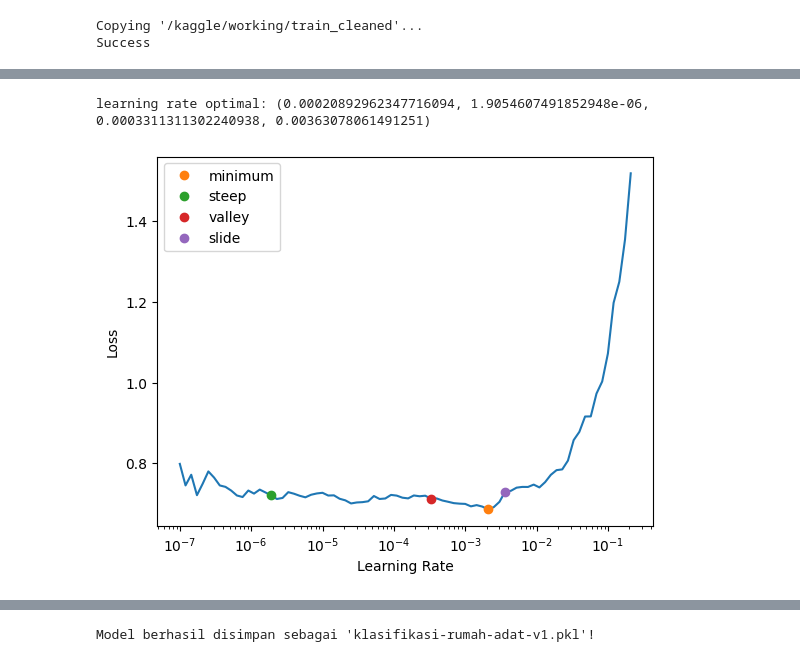
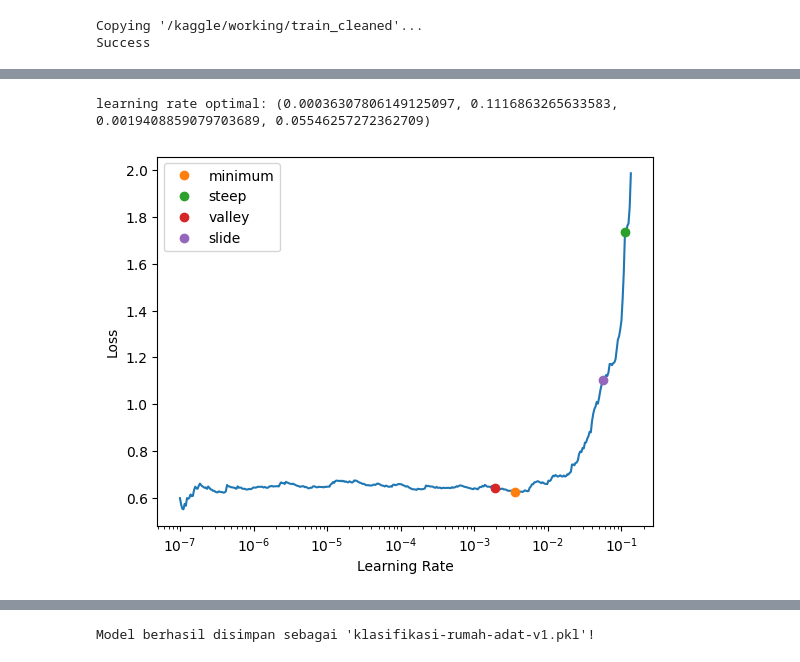
Before and after one commit to rafli-1729/indonesian-heritage-classification, a Jupyter notebook: DSC0084-Empat Trio-Notebook.ipynb, the cells around one changed output, grey strips where cells are left out. Drawn from its saved outputs; the diff is of its cells as text; code cells hidden in the pictures.

```diff
--- a/DSC0084-Empat Trio-Notebook.ipynb
+++ b/DSC0084-Empat Trio-Notebook.ipynb
@@ -378,5 +451,5 @@ Number of validation images: 340
 # %%
-lrs_128 = learn.lr_find(suggest_funcs=(minimum, steep, valley, slide))
-print(f'learning rate optimal: {lrs_128.minimum, lrs_128.steep, lrs_128.valley, lrs_128.slide}')
+lrs_384 = learn.lr_find(suggest_funcs=(minimum, steep, valley, slide), num_it = 500)
+print(f'learning rate optimal: {lrs_384.minimum, lrs_384.steep, lrs_384.valley, lrs_384.slide}')
 # %% [output]
 [interactive output not drawn]
@@ -385,10 +458,11 @@ learning rate optimal: (0.0015848932787775993, 3.311311274956097e-06, 0.00173780
 # %%
 learn.fit_one_cycle(
     10,
-    lrs_128.valley,
+    lrs_384.valley,
     cbs = [
-        MixUp(0.6),
-        SaveModelCallback(monitor='f1_score')
+        CutMix(),
+        SaveModelCallback(monitor='f1_score'),
+        EarlyStoppingCallback(monitor='f1_score', patience=5)
     ]
 )
 # %% [output]
@@ -418,11 +491,11 @@ gc.collect()
 # %%
-learn.dls = dls_224
-lrs_224 = learn.lr_find(suggest_funcs=(minimum, steep, valley, slide))
-print(f'learning rate optimal: {lrs_224.minimum, lrs_224.steep, lrs_224.valley, lrs_224.slide}')
+learn.dls = dls_480
+lrs_480 = learn.lr_find(suggest_funcs=(minimum, steep, valley, slide), num_it = 500)
+print(f'learning rate optimal: {lrs_480.minimum, lrs_480.steep, lrs_480.valley, lrs_480.slide}')
 # %% [output]
 [interactive output not drawn]
-learning rate optimal: (0.00020892962347716094, 1.9054607491852948e-06, 0.0003311311302240938, 0.00363078061491251)
+learning rate optimal: (0.00036307806149125097, 0.1116863265633583, 0.0019408859079703689, 0.05546257272362709)
-[figure, old version]
+[figure, new version]
 # %%
 learn.unfreeze()
 
```
Also changed, not shown: parts of 19 cells of this notebook.
